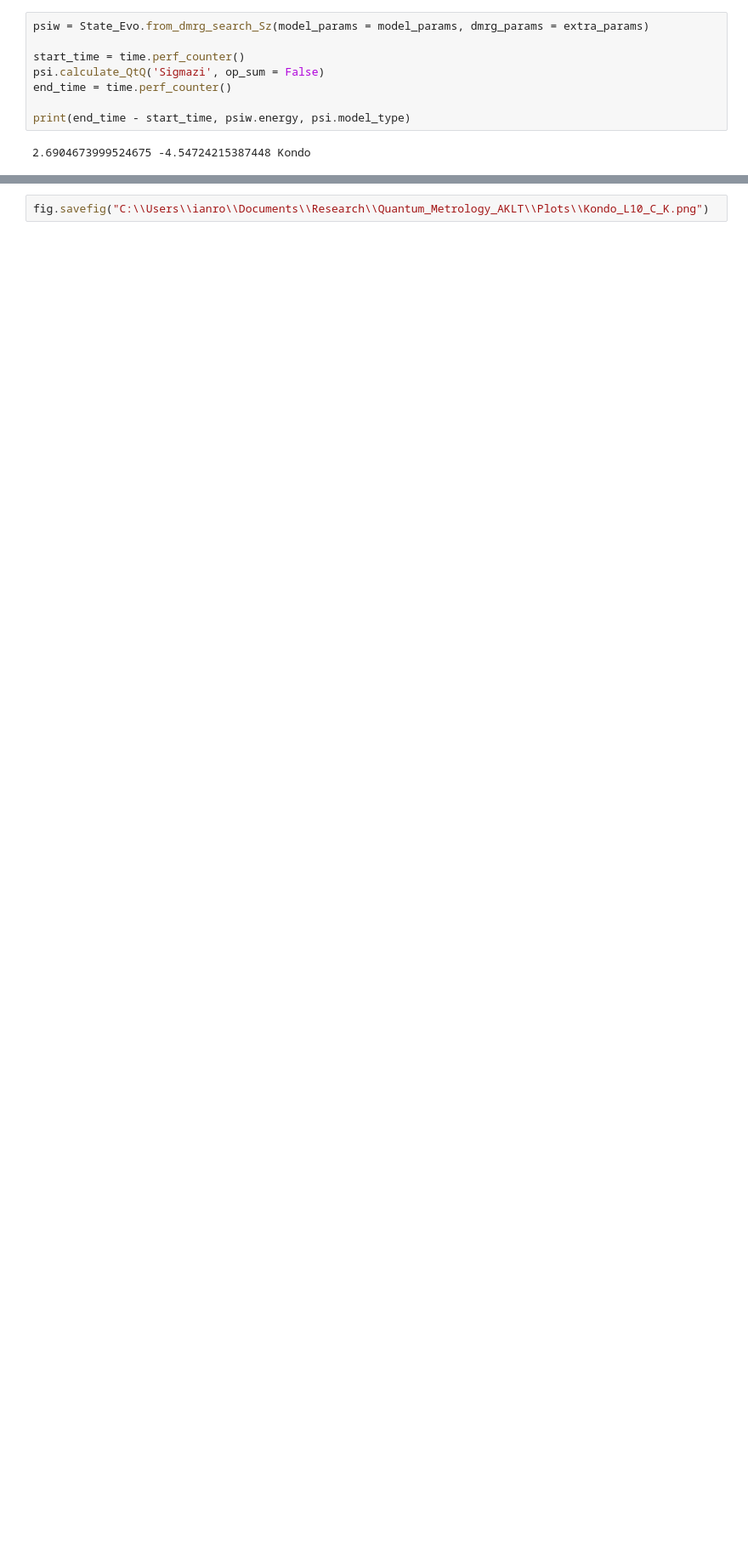
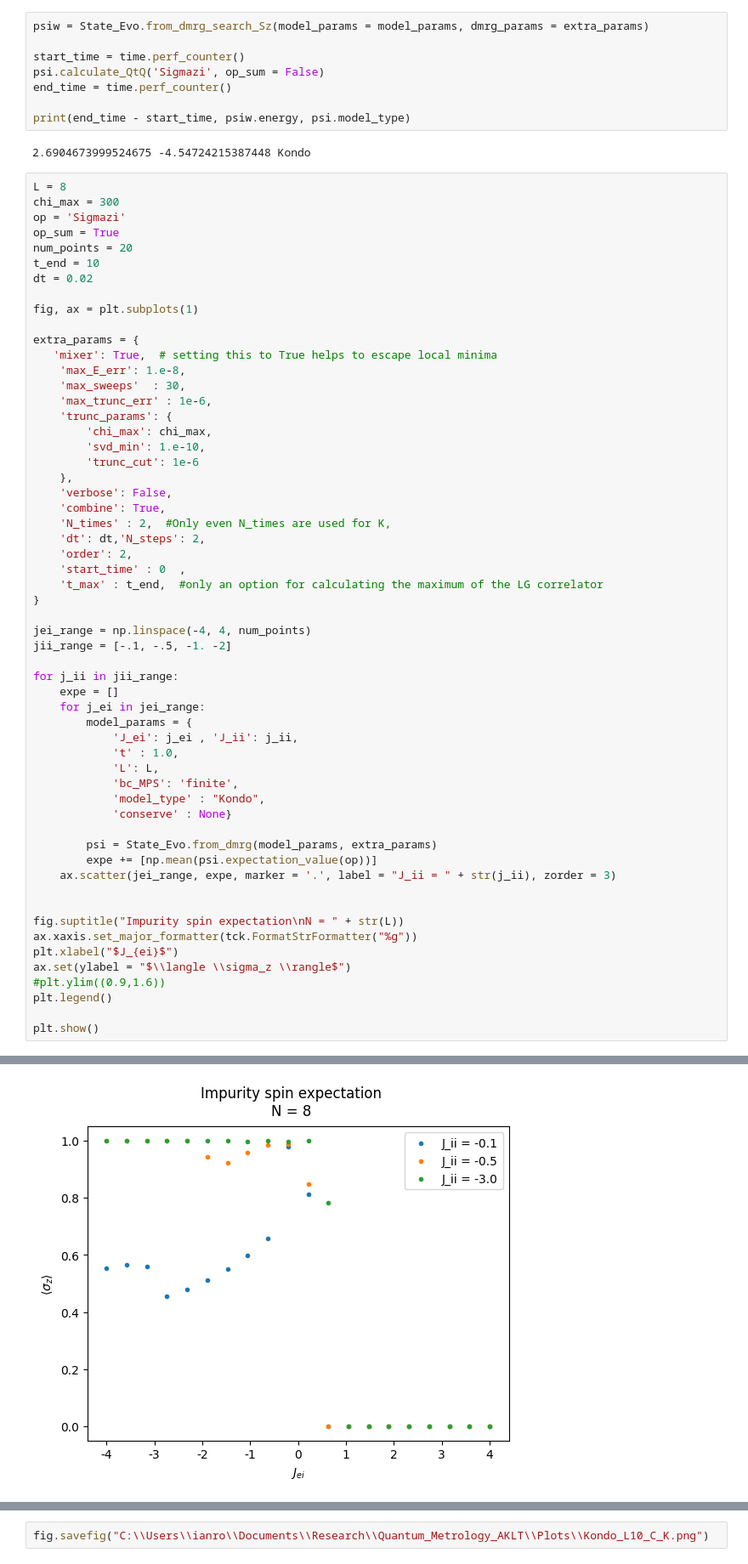
Before and after one commit to IanROsborne/Quantum_Metrology_Fisher_LG, a Jupyter notebook: TFIM/TFI_DMRG_TeNPy.ipynb, the cells around one changed output, grey strips where cells are left out. Shown at 85% size. Drawn from its saved outputs; the diff is of its cells as text; blank space fills up the shorter version.

```diff
--- a/TFIM/TFI_DMRG_TeNPy.ipynb
+++ b/TFIM/TFI_DMRG_TeNPy.ipynb
@@ -658,3 +663,61 @@ end_time = time.perf_counter()
 print(end_time - start_time, psiw.energy, psi.model_type)
 # %% [output]
 2.6904673999524675 -4.54724215387448 Kondo
+# %%
+L = 8
+chi_max = 300
+op = 'Sigmazi'
+op_sum = True
+num_points = 20
+t_end = 10
+dt = 0.02
+
+fig, ax = plt.subplots(1)
+
+extra_params = {
+   'mixer': True,  # setting this to True helps to escape local minima
+    'max_E_err': 1.e-8,
+    'max_sweeps'  : 30,
+    'max_trunc_err' : 1e-6,
+    'trunc_params': {
+        'chi_max': chi_max,
+        'svd_min': 1.e-10,
+        'trunc_cut': 1e-6
+    },
+    'verbose': False,
+    'combine': True,
+    'N_times' : 2,  #Only even N_times are used for K,
+    'dt': dt,'N_steps': 2,
+    'order': 2,
+    'start_time' : 0  ,
+    't_max' : t_end,  #only an option for calculating the maximum of the LG correlator
+}
+
+jei_range = np.linspace(-4, 4, num_points)
+jii_range = [-.1, -.5, -1. -2]
+
+for j_ii in jii_range:
+    expe = []
+    for j_ei in jei_range:
+        model_params = {
+            'J_ei': j_ei , 'J_ii': j_ii,
+            't' : 1.0,
+            'L': L,
+            'bc_MPS': 'finite',
+            'model_type' : "Kondo",
+            'conserve' : None}
+
+        psi = State_Evo.from_dmrg(model_params, extra_params)
+        expe += [np.mean(psi.expectation_value(op))]
+    ax.scatter(jei_range, expe, marker = '.', label = "J_ii = " + str(j_ii), zorder = 3)
+
+
+fig.suptitle("Impurity spin expectation\nN = " + str(L))
+ax.xaxis.set_major_formatter(tck.FormatStrFormatter("%g"))
+plt.xlabel("$J_{ei}$")
+ax.set(ylabel = "$\\langle \\sigma_z \\rangle$")
+#plt.ylim((0.9,1.6))
+plt.legend()
+
+plt.show()
+# %% [output]
@@ -661 +731,2 @@ print(end_time - start_time, psiw.energy, psi.model_type)
+[figure, added]
 # %%
```
Also changed, not shown: parts of 7 cells of this notebook, 7 other files.
